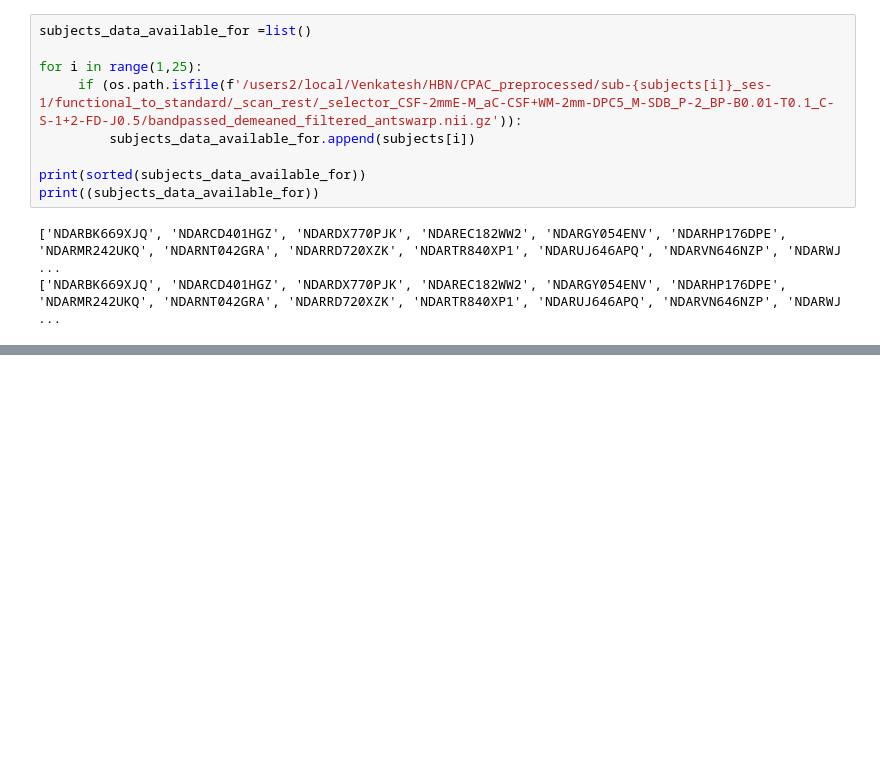
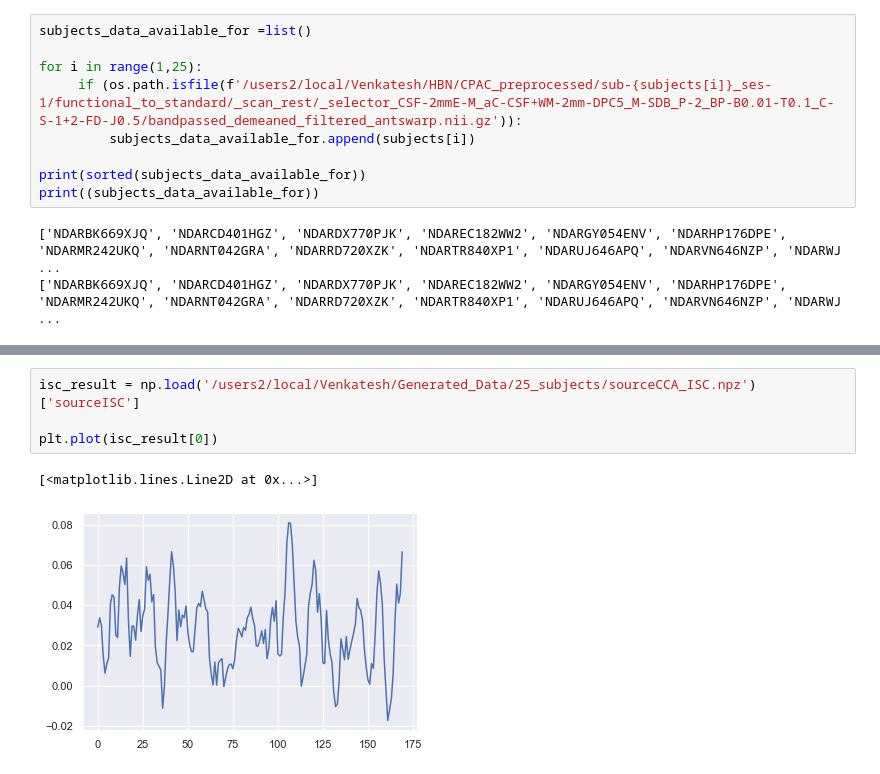
Before and after one commit to venkateshness/Internship_HBN, a Jupyter notebook: Graph-related_analysis/Functional_graph_setup/Preprocessing.ipynb, the cells around one changed output, grey strips where cells are left out. Drawn from its saved outputs; the diff is of its cells as text; blank space fills up the shorter version.

```diff
--- a/Graph-related_analysis/Functional_graph_setup/Preprocessing.ipynb
+++ b/Graph-related_analysis/Functional_graph_setup/Preprocessing.ipynb
@@ -353,0 +360,7 @@ for i in range(1,4):
+# %%
+isc_result = np.load('/users2/local/Venkatesh/Generated_Data/25_subjects/sourceCCA_ISC.npz')['sourceISC']
+
+plt.plot(isc_result[0])
+# %% [output]
+[<matplotlib.lines.Line2D at 0x...>]
+[figure, added]
```
Also changed, not shown: parts of 15 cells of this notebook, 2 other files.
